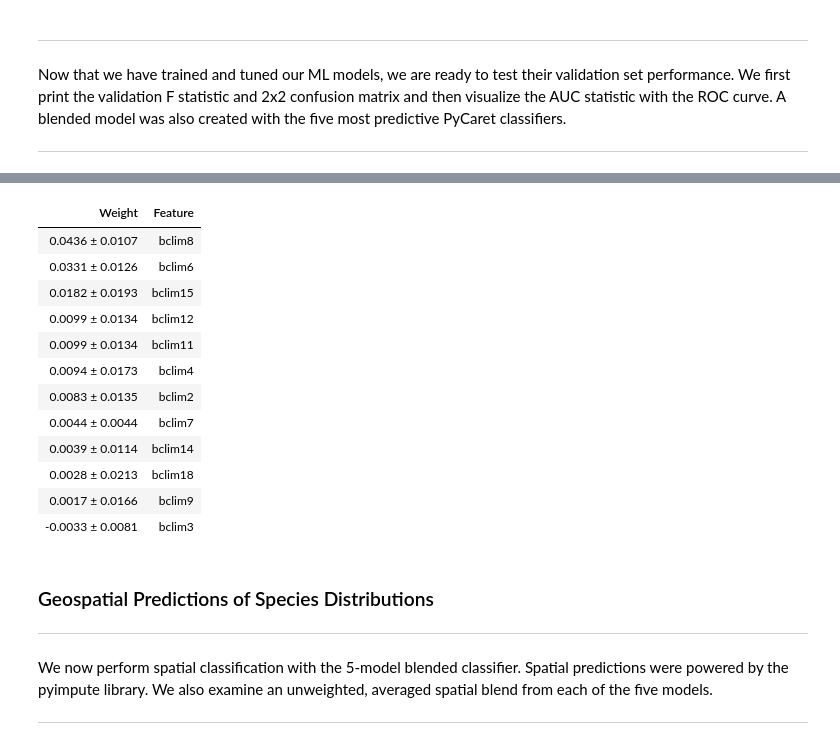
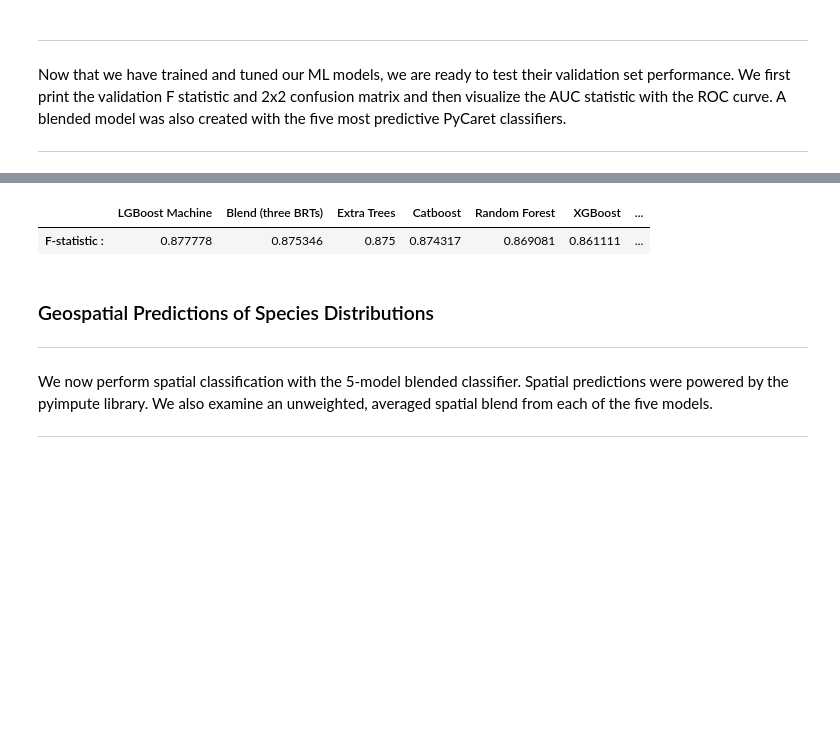
Before and after one commit to daniel-furman/ensemble-climate-projections, a Jupyter notebook: Comparing_MLs.ipynb, the cells around one changed output, grey strips where cells are left out. Saved outputs shown, nothing was run; the diff lists cells and outputs as text; code cells hidden in the pictures; blank space fills up the shorter version.

```diff
--- a/Comparing_MLs.ipynb
+++ b/Comparing_MLs.ipynb
@@ -65,20 +64,10 @@ The F1 validation score is :  0.8698060941828255
 # %%
 # blended (BRTs & RF) feature importance from the validation set
 feature_importances[len(feature_importances)-1]
+f_score
 # %% [output]
-| Weight | Feature |
-| 0.0436 ± 0.0107 | bclim8 |
-| 0.0331 ± 0.0126 | bclim6 |
-| 0.0182 ± 0.0193 | bclim15 |
-| 0.0099 ± 0.0134 | bclim12 |
-| 0.0099 ± 0.0134 | bclim11 |
-| 0.0094 ± 0.0173 | bclim4 |
-| 0.0083 ± 0.0135 | bclim2 |
-| 0.0044 ± 0.0044 | bclim7 |
-| 0.0039 ± 0.0114 | bclim14 |
-| 0.0028 ± 0.0213 | bclim18 |
-| 0.0017 ± 0.0166 | bclim9 |
-| -0.0033 ± 0.0081 | bclim3 |
+|  | LGBoost Machine | Blend (three BRTs) | Extra Trees | Catboost | Random Forest | XGBoost | ... |
+| F-statistic : | 0.877778 | 0.875346 | 0.875 | 0.874317 | 0.869081 | 0.861111 | ... |
 # %% [markdown]
 ### Geospatial Predictions of Species Distributions
 
```
Also changed, not shown: parts of 6 cells of this notebook, 3 other files.
